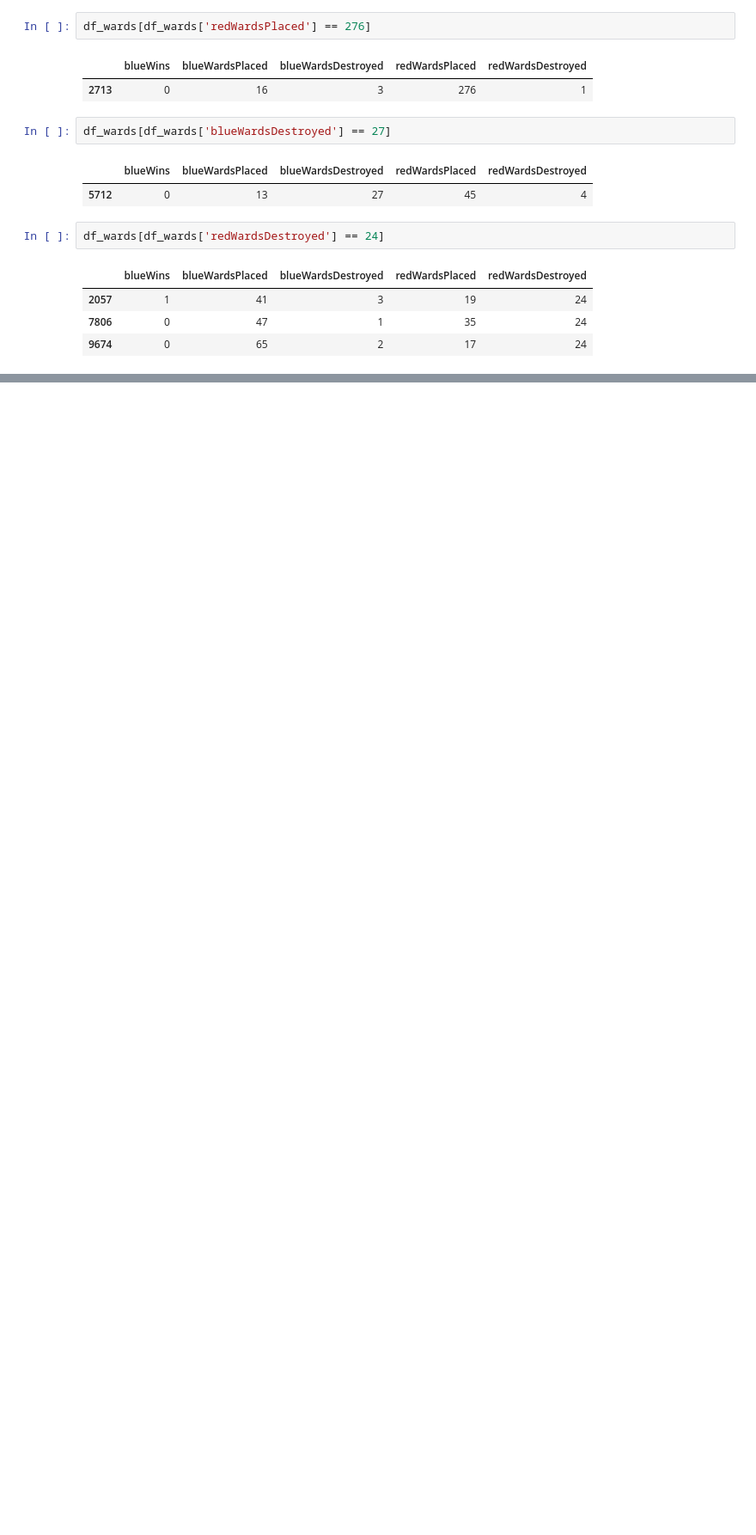
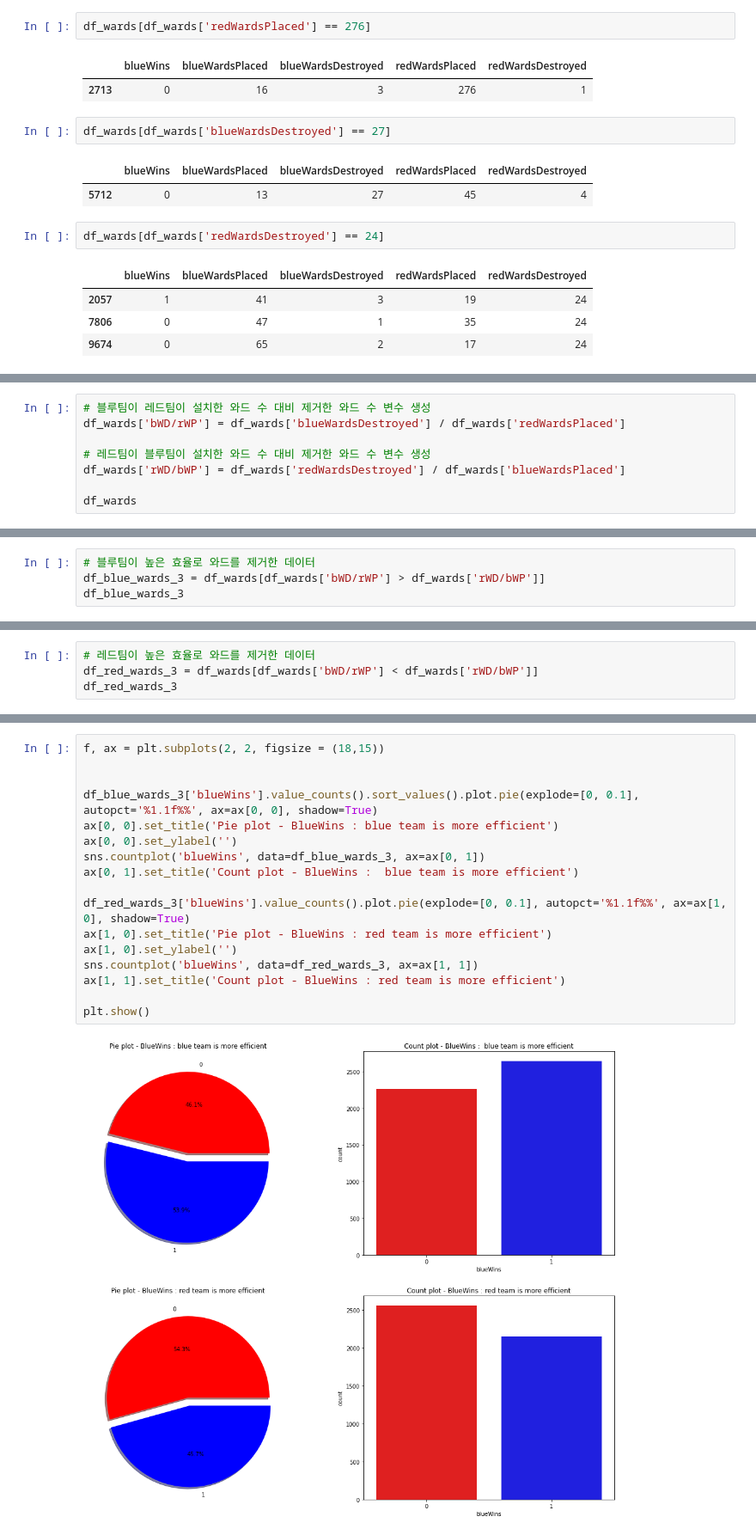
Before and after one commit to JaeHong-Park987/LOL, a Jupyter notebook: 롤 데이터 분석.ipynb, the cells around one changed output, grey strips where cells are left out. Shown: that part at 86% size. Drawn from its saved outputs; the diff is of its cells as text; blank space fills up the shorter version.

```diff
--- a/롤 데이터 분석.ipynb
+++ b/롤 데이터 분석.ipynb
@@ -520,0 +346,8 @@ print((9 / 63) * 100)
+# %%
+# 블루팀이 레드팀이 설치한 와드 수 대비 제거한 와드 수 변수 생성
+df_wards['bWD/rWP'] = df_wards['blueWardsDestroyed'] / df_wards['redWardsPlaced']
+
+# 레드팀이 블루팀이 설치한 와드 수 대비 제거한 와드 수 변수 생성
+df_wards['rWD/bWP'] = df_wards['redWardsDestroyed'] / df_wards['blueWardsPlaced']
+
+df_wards
@@ -520,0 +368,4 @@ print((9 / 63) * 100)
+# %%
+# 블루팀이 높은 효율로 와드를 제거한 데이터
+df_blue_wards_3 = df_wards[df_wards['bWD/rWP'] > df_wards['rWD/bWP']]
+df_blue_wards_3
@@ -520,0 +386,4 @@ print((9 / 63) * 100)
+# %%
+# 레드팀이 높은 효율로 와드를 제거한 데이터
+df_red_wards_3 = df_wards[df_wards['bWD/rWP'] < df_wards['rWD/bWP']]
+df_red_wards_3
@@ -520,0 +434,19 @@ print((9 / 63) * 100)
+# %%
+f, ax = plt.subplots(2, 2, figsize = (18,15))
+
+
+df_blue_wards_3['blueWins'].value_counts().sort_values().plot.pie(explode=[0, 0.1], autopct='%1.1f%%', ax=ax[0, 0], shadow=True)
+ax[0, 0].set_title('Pie plot - BlueWins : blue team is more efficient')
+ax[0, 0].set_ylabel('')
+sns.countplot('blueWins', data=df_blue_wards_3, ax=ax[0, 1])
+ax[0, 1].set_title('Count plot - BlueWins :  blue team is more efficient')
+
+df_red_wards_3['blueWins'].value_counts().plot.pie(explode=[0, 0.1], autopct='%1.1f%%', ax=ax[1, 0], shadow=True)
+ax[1, 0].set_title('Pie plot - BlueWins : red team is more efficient')
+ax[1, 0].set_ylabel('')
+sns.countplot('blueWins', data=df_red_wards_3, ax=ax[1, 1])
+ax[1, 1].set_title('Count plot - BlueWins : red team is more efficient')
+
+plt.show()
+# %% [output]
+[figure, added]
```
Also changed, not shown: parts of 83 cells of this notebook.
